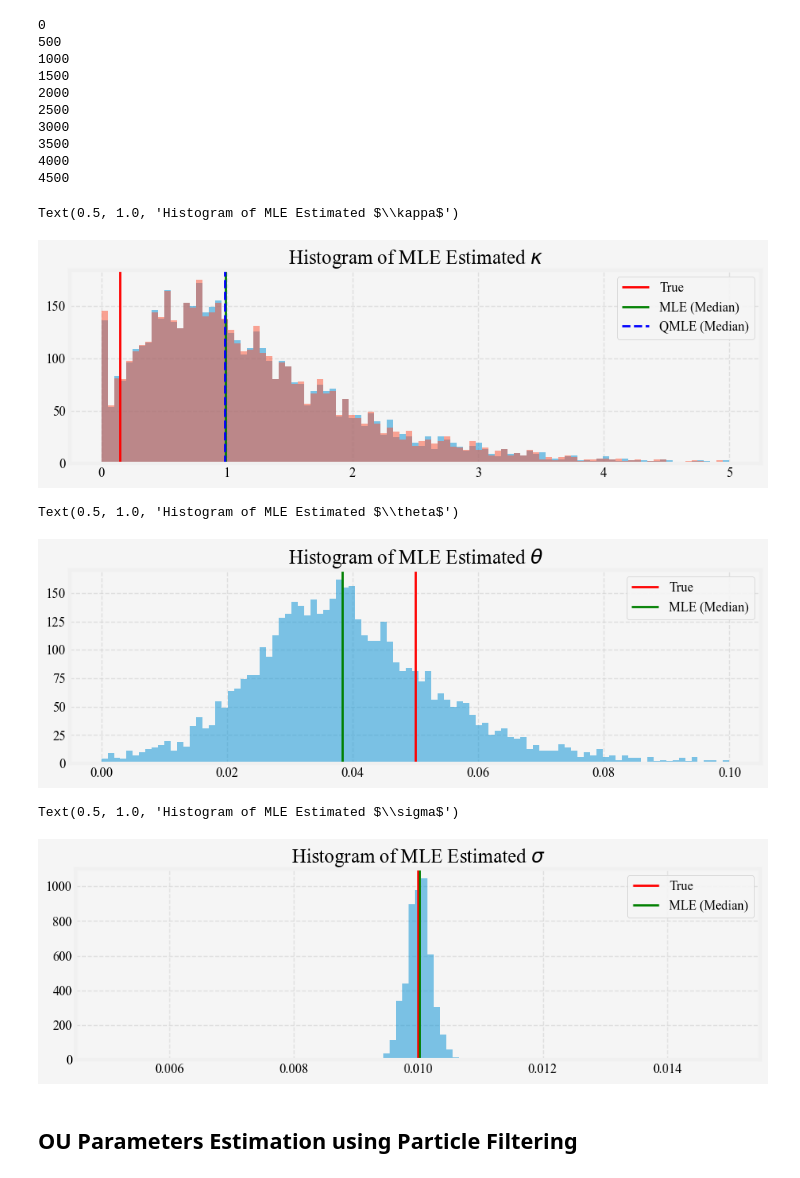
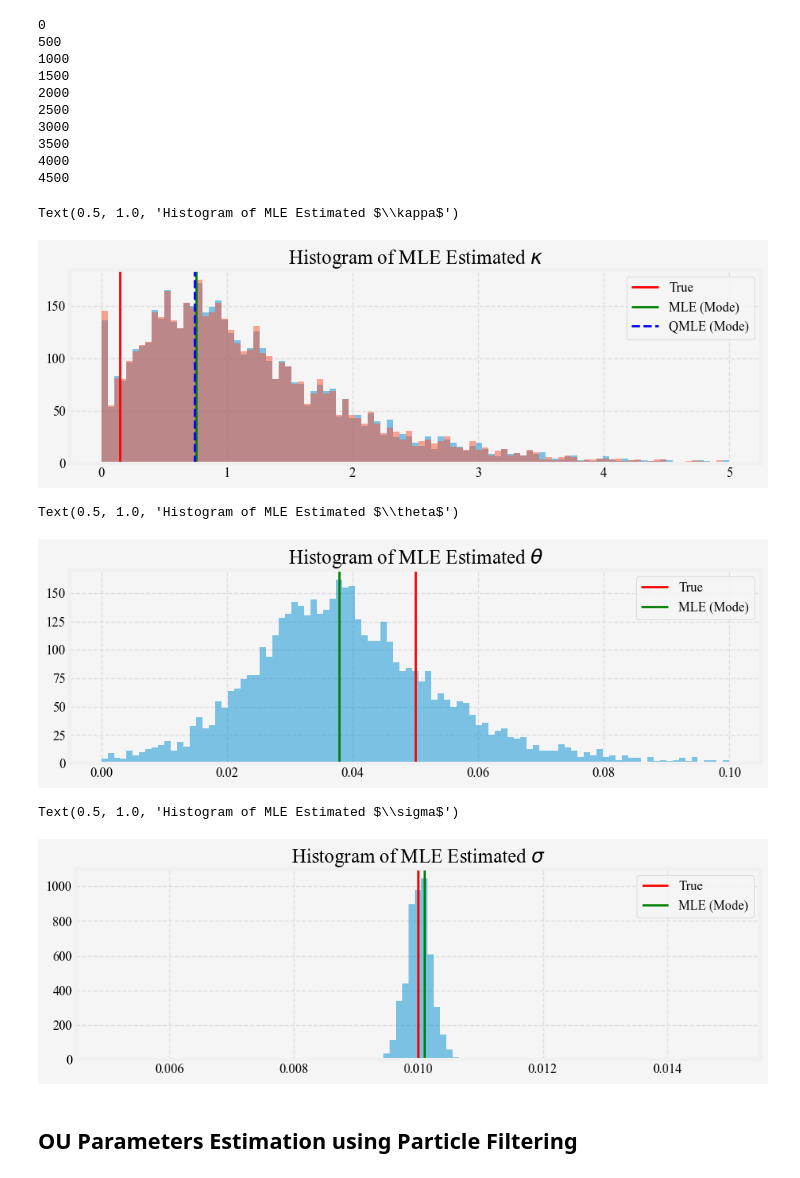
Before and after one commit to steveya/short-rate-models, a Jupyter notebook: notebook/vasicek_model.ipynb, the cells around one changed output. Drawn from its saved outputs; the diff is of its cells as text; code cells hidden in the pictures.

```diff
--- a/notebook/vasicek_model.ipynb
+++ b/notebook/vasicek_model.ipynb
@@ -197,6 +198,17 @@ print(f"Ground truth: kappa={kappa}, theta={theta}, sigma={sigma}")
 MLE calibrated parameters: kappa=7.651033722636756e-05, theta=97.08263052485525, sigma=0.00989500846711634
 QMLE calibrated parameters: kappa=0.9575241208181491, theta=0.048326847346524836, sigma=0.009933157215202052
 Ground truth: kappa=0.15, theta=0.05, sigma=0.01
+# %%
+def mode(data, bins=100):
+    hist, bin_edges = np.histogram(data, bins=bins)
+    # Find the index of the maximum count
+    max_index = np.argmax(hist)
+
+    # Calculate the bin center for this index
+    bin_width = bin_edges[1] - bin_edges[0]
+    peak_data = bin_edges[max_index] + bin_width / 2
+
+    return peak_data
 # %%
 kappa_ests_mle = []
 theta_ests_mle = []
@@ -238,9 +250,9 @@ kappa_ests_mle_mean = np.mean(kappa_ests_mle, axis=0)
 theta_ests_mle_mean = np.mean(theta_ests_mle, axis=0)
 sigma_ests_mle_mean = np.mean(sigma_ests_mle, axis=0)
 
-kappa_ests_mle_median = np.median(kappa_ests_mle, axis=0)
-theta_ests_mle_median = np.median(theta_ests_mle, axis=0)
-sigma_ests_mle_median = np.median(sigma_ests_mle, axis=0)
+kappa_ests_mle_mode = mode(kappa_ests_mle)
+theta_ests_mle_mode = mode(theta_ests_mle, bins=np.linspace(0, 0.1, 100))
+sigma_ests_mle_mode = mode(sigma_ests_mle)
 
 kappa_ests_mle_std = np.std(kappa_ests_mle, axis=0)
 theta_ests_mle_std = np.std(theta_ests_mle, axis=0)
@@ -250,48 +262,45 @@ kappa_ests_qmle_mean = np.mean(kappa_ests_qmle, axis=0)
 theta_ests_qmle_mean = np.mean(theta_ests_qmle, axis=0)
 sigma_ests_qmle_mean = np.mean(sigma_ests_qmle, axis=0)
 
-kappa_ests_qmle_median = np.median(kappa_ests_qmle, axis=0)
-theta_ests_qmle_median = np.median(theta_ests_qmle, axis=0)
-sigma_ests_qmle_median = np.median(sigma_ests_qmle, axis=0)
+kappa_ests_qmle_mode = mode(kappa_ests_qmle)
+theta_ests_qmle_mode = mode(theta_ests_qmle, bins=np.linspace(0, 0.1, 100))
+sigma_ests_qmle_mode = mode(sigma_ests_qmle)
 
 kappa_ests_qmle_std = np.std(kappa_ests_qmle, axis=0)
 theta_ests_qmle_std = np.std(theta_ests_qmle, axis=0)
 sigma_ests_qmle_std = np.std(sigma_ests_qmle, axis=0)
 # %%
-import scipy
 bins = np.linspace(0, 5, 100)
 plt.hist(kappa_ests_mle, bins=bins, alpha=0.5)
 plt.hist(kappa_ests_qmle, bins=bins, alpha=0.5)
 plt.axvline(kappa, color='r')
-plt.axvline(kappa_ests_mle_median, color='g')
-plt.axvline(kappa_ests_qmle_median, color='b', linestyle='--')
-plt.legend(['True', 'MLE (Median)', 'QMLE (Median)'])
+plt.axvline(kappa_ests_mle_mode, color='g')
+plt.axvline(kappa_ests_qmle_mode, color='b', linestyle='--')
+plt.legend(['True', 'MLE (Mode)', 'QMLE (Mode)'])
 plt.title('Histogram of MLE Estimated $\kappa$')
 # %% [output]
 Text(0.5, 1.0, 'Histogram of MLE Estimated $\\kappa$')
-[figure, old version]
+[figure, new version]
 # %%
-import scipy
 bins = np.linspace(0, 0.1, 100)
 plt.hist(theta_ests_mle, bins=bins, alpha=0.5)
 plt.axvline(theta, color='r')
-plt.axvline(theta_ests_mle_median, color='g')
-plt.legend(['True', 'MLE (Median)'])
+plt.axvline(theta_ests_mle_mode, color='g')
+plt.legend(['True', 'MLE (Mode)'])
 plt.title('Histogram of MLE Estimated $\\theta$')
 # %% [output]
 Text(0.5, 1.0, 'Histogram of MLE Estimated $\\theta$')
-[figure, old version]
+[figure, new version]
 # %%
-import scipy
 bins = np.linspace(0.005, 0.0150, 100)
 plt.hist(sigma_ests_mle, bins=bins, alpha=0.5)
 plt.axvline(sigma, color='r')
-plt.axvline(sigma_ests_mle_median, color='g')
-plt.legend(['True', 'MLE (Median)'])
+plt.axvline(sigma_ests_mle_mode, color='g')
+plt.legend(['True', 'MLE (Mode)'])
 plt.title('Histogram of MLE Estimated $\sigma$')
 # %% [output]
 Text(0.5, 1.0, 'Histogram of MLE Estimated $\\sigma$')
-[figure, old version]
+[figure, new version]
 # %% [markdown]
 ## OU Parameters Estimation using Particle Filtering
 # %%
```
Also changed, not shown: parts of 3 cells of this notebook.
